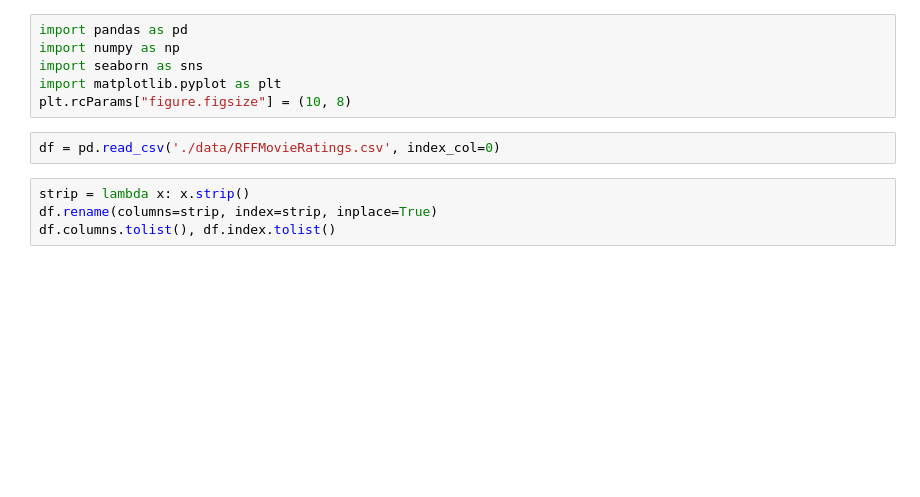
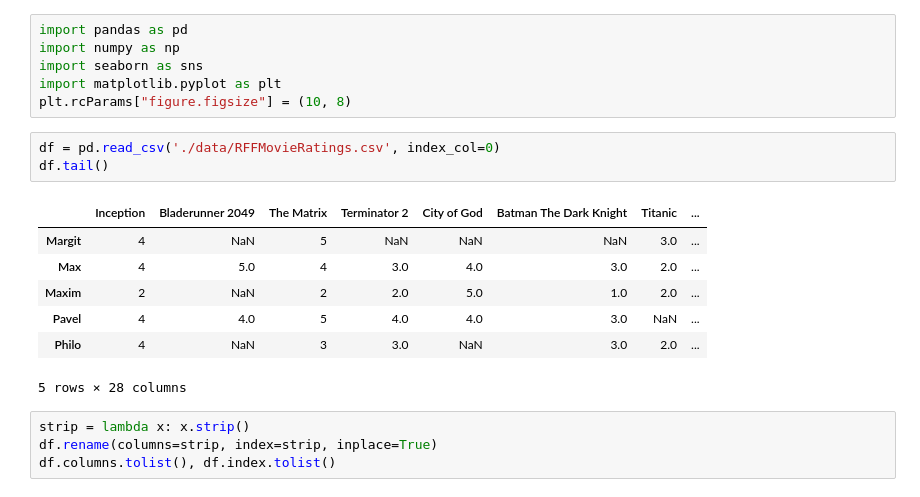
Before and after one commit to greentopsecret/random-forest-fennel-student-code, a Jupyter notebook: week_10/neighborhood_based_CF.ipynb, the cells around one changed output. Cells and saved outputs as stored; diff of their text form; blank space fills up the shorter version.

```diff
--- a/week_10/neighborhood_based_CF.ipynb
+++ b/week_10/neighborhood_based_CF.ipynb
@@ -22,6 +22,15 @@ import matplotlib.pyplot as plt
 plt.rcParams["figure.figsize"] = (10, 8)
 # %%
 df = pd.read_csv('./data/RFFMovieRatings.csv', index_col=0)
+df.tail()
+# %% [output]
+|  | Inception | Bladerunner 2049 | The Matrix | Terminator 2 | City of God | Batman The Dark Knight | Titanic | ... |
+| Margit | 4 | NaN | 5 | NaN | NaN | NaN | 3.0 | ... |
+| Max | 4 | 5.0 | 4 | 3.0 | 4.0 | 3.0 | 2.0 | ... |
+| Maxim | 2 | NaN | 2 | 2.0 | 5.0 | 1.0 | 2.0 | ... |
+| Pavel | 4 | 4.0 | 5 | 4.0 | 4.0 | 3.0 | NaN | ... |
+| Philo | 4 | NaN | 3 | 3.0 | NaN | 3.0 | 2.0 | ... |
+5 rows × 28 columns
 # %%
 strip = lambda x: x.strip()
 df.rename(columns=strip, index=strip, inplace=True)
```
Also changed, not shown: parts of 25 cells of this notebook, 17 other files.
